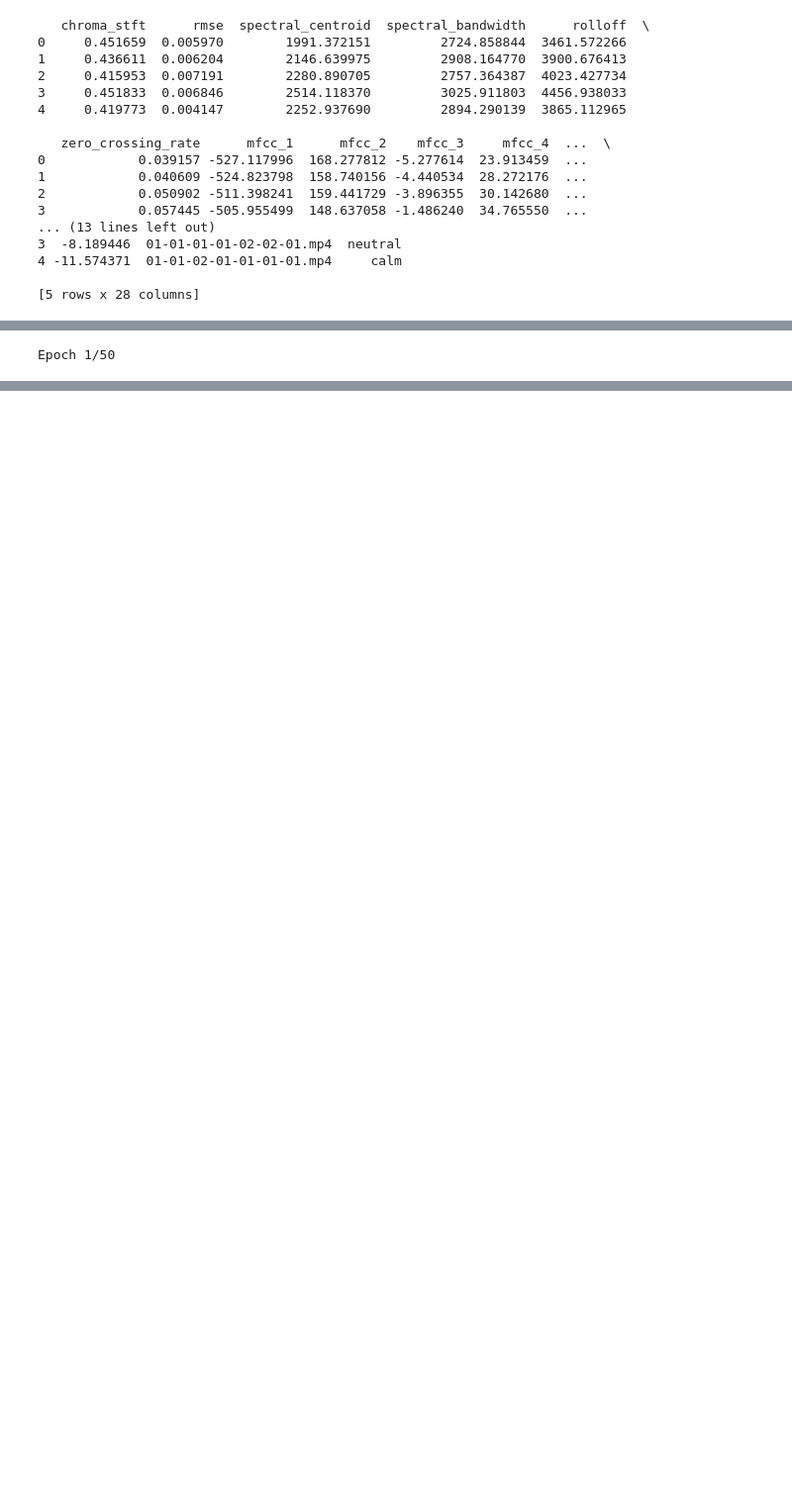
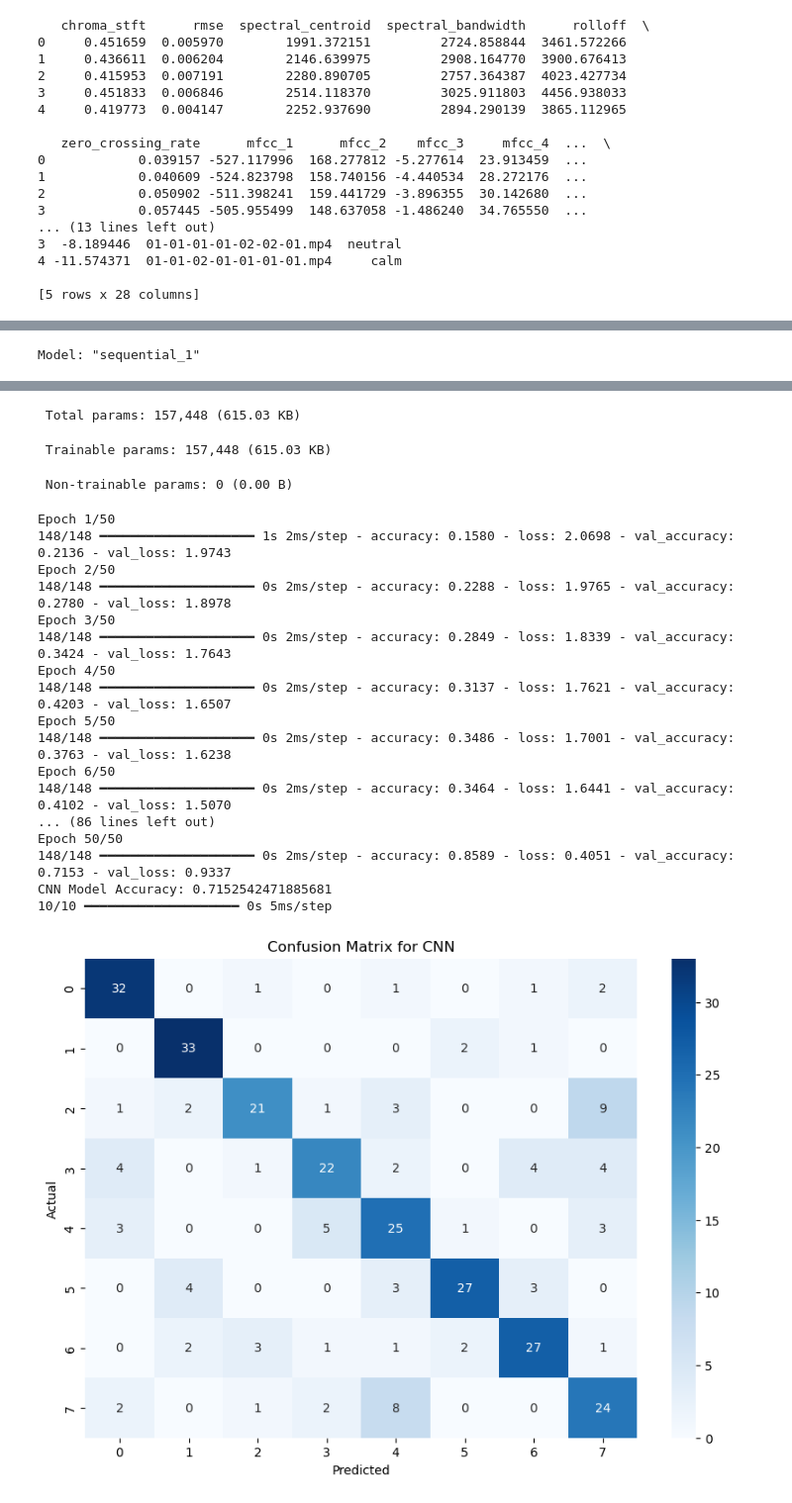
Before and after one commit to op2adi/Saumya_Btp_work, a Jupyter notebook: kaam_start.ipynb, the cells around one changed output, grey strips where cells are left out. Shown at 99% size. Drawn from its saved outputs; the diff is of its cells as text; code cells hidden in the pictures; blank space fills up the shorter version.

```diff
--- a/kaam_start.ipynb
+++ b/kaam_start.ipynb
@@ -559,6 +627,7 @@ model.add(Dense(y_train_categorical.shape[1], activation='softmax'))
 
 # Compile the model
 model.compile(loss='categorical_crossentropy', optimizer='adam', metrics=['accuracy'])
+model.summary()
 X_train = np.array(X_train)
 X_test = np.array(X_test)
 # Reshape the input data to be 3D [samples, timesteps, features]
@@ -593,5 +662,6 @@ print(f"CNN F1 Score: {f1_cnn}")
 # Classification Report for CNN
 report_cnn = classification_report(y_test, y_pred_cnn)
 print(f"CNN Classification Report:\n{report_cnn}")
+print(f"CNN Accuracy: {accuracy_score(y_test, y_pred_cnn)}")
 # %% [output]
-Epoch 1/50
+Model: "sequential_1"
@@ -598,0 +685,21 @@ KeyboardInterrupt:
+ Total params: 157,448 (615.03 KB)
+ Trainable params: 157,448 (615.03 KB)
+ Non-trainable params: 0 (0.00 B)
+Epoch 1/50
+148/148 ━━━━━━━━━━━━━━━━━━━━ 1s 2ms/step - accuracy: 0.1580 - loss: 2.0698 - val_accuracy: 0.2136 - val_loss: 1.9743
+Epoch 2/50
+148/148 ━━━━━━━━━━━━━━━━━━━━ 0s 2ms/step - accuracy: 0.2288 - loss: 1.9765 - val_accuracy: 0.2780 - val_loss: 1.8978
+Epoch 3/50
+148/148 ━━━━━━━━━━━━━━━━━━━━ 0s 2ms/step - accuracy: 0.2849 - loss: 1.8339 - val_accuracy: 0.3424 - val_loss: 1.7643
+Epoch 4/50
+148/148 ━━━━━━━━━━━━━━━━━━━━ 0s 2ms/step - accuracy: 0.3137 - loss: 1.7621 - val_accuracy: 0.4203 - val_loss: 1.6507
+Epoch 5/50
+148/148 ━━━━━━━━━━━━━━━━━━━━ 0s 2ms/step - accuracy: 0.3486 - loss: 1.7001 - val_accuracy: 0.3763 - val_loss: 1.6238
+Epoch 6/50
+148/148 ━━━━━━━━━━━━━━━━━━━━ 0s 2ms/step - accuracy: 0.3464 - loss: 1.6441 - val_accuracy: 0.4102 - val_loss: 1.5070
+... (86 lines left out)
+Epoch 50/50
+148/148 ━━━━━━━━━━━━━━━━━━━━ 0s 2ms/step - accuracy: 0.8589 - loss: 0.4051 - val_accuracy: 0.7153 - val_loss: 0.9337
+CNN Model Accuracy: 0.7152542471885681
+10/10 ━━━━━━━━━━━━━━━━━━━━ 0s 5ms/step
+[figure, added]
```
Also changed, not shown: parts of 18 cells of this notebook, 3 other files.
